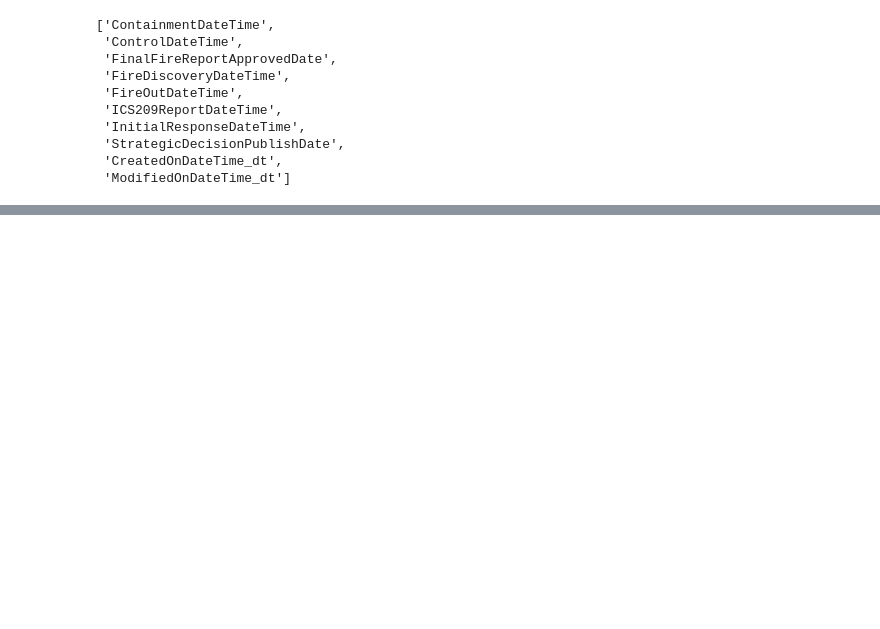
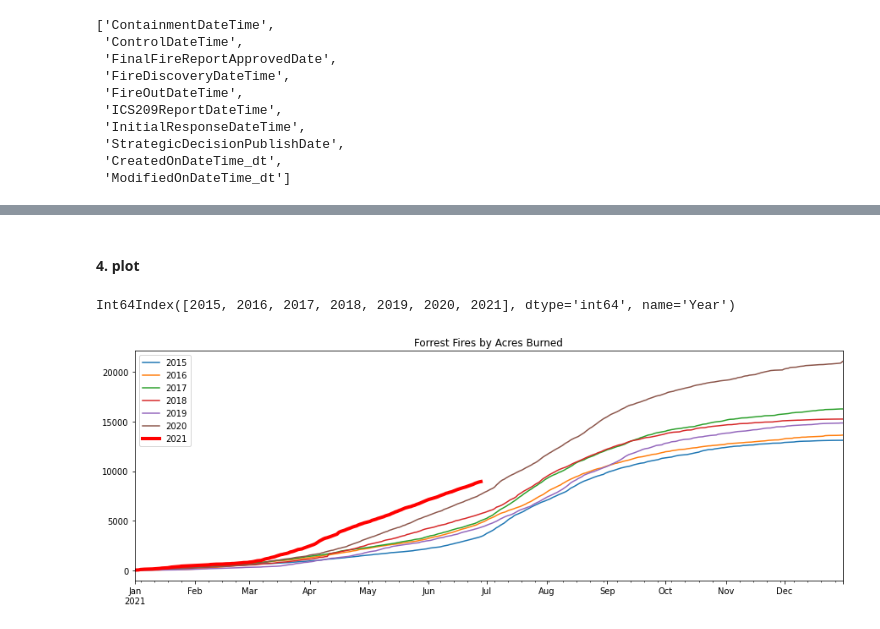
Before and after one commit to mrkjhsn/Python-Playground, a Jupyter notebook: forest_fires_time_series.ipynb, the cells around one changed output, grey strips where cells are left out. Saved outputs shown, nothing was run; the diff lists cells and outputs as text; code cells hidden in the pictures; blank space fills up the shorter version.

```diff
--- a/forest_fires_time_series.ipynb
+++ b/forest_fires_time_series.ipynb
@@ -175,0 +156,7 @@ df_agg
+# %%
+# assign index to be the date range of the current year
+df_agg.sort_index(inplace=True)
+
+df_agg = df_agg.cumsum()
+
+df_agg.index = current_year_date_range
@@ -175,0 +180,3 @@ df_agg
+# %%
+# for the current year for days beyond the latest date remove cumsum() values
+df_agg.loc[df_agg.loc[str(str(datetime.datetime.today().date())) < df_agg.index].index, current_year] = None
@@ -175,0 +192,20 @@ df_agg
+# %% [markdown]
+#### 4. plot
+# %%
+df_agg.columns[df_agg.columns <= current_year]
+# %% [output]
+Int64Index([2015, 2016, 2017, 2018, 2019, 2020, 2021], dtype='int64', name='Year')
+# %%
+# fig, ax = plt.figure()
+fig, ax = plt.subplots(figsize=(15, 5))
+
+# plot prior years
+df_agg.loc[:,df_agg.columns < current_year].plot(title='Forrest Fires by Acres Burned', ax=ax)
+
+# highlight current year by
+# plotting in red with extra thickness
+df_agg.loc[:,df_agg.columns == current_year].plot(linewidth=4, color='red', ax=ax)
+
+plt.legend(list(df_agg.columns[df_agg.columns <= current_year]));
+# %% [output]
+[figure, added]
```
Also changed, not shown: parts of 63 cells of this notebook.
